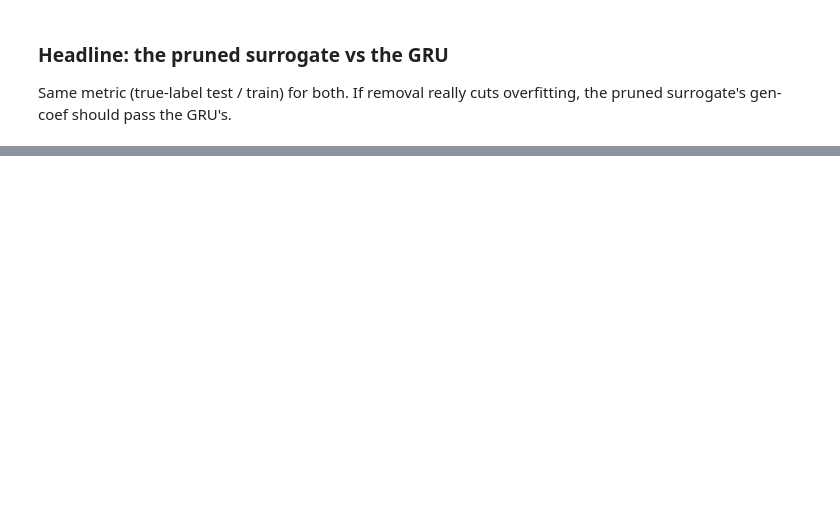
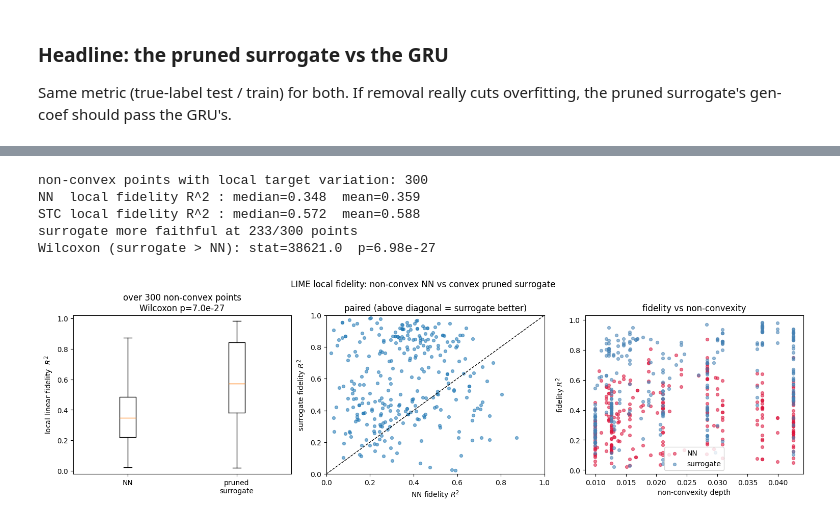
Before and after one commit to YasminAdler/SimplexTreeClassifier, a Jupyter notebook: in2D/to_save_for_paper/wine_experiments.ipynb, the cells around one changed output, grey strips where cells are left out. Drawn from its saved outputs; the diff is of its cells as text; code cells hidden in the pictures; blank space fills up the shorter version.

```diff
--- a/in2D/to_save_for_paper/wine_experiments.ipynb
+++ b/in2D/to_save_for_paper/wine_experiments.ipynb
@@ -554,0 +837,58 @@ convex                  0.618          0.618   stays in target (LIME ok)
+# %%
+# PRIMARY RESULT: local linear fidelity R^2 of P(target) (the quantity LIME optimises) over
+# ALL non-convex test points, NN vs pruned surrogate. No arbitrary step/threshold; the
+# neighborhood scale is sigma-based (data-dependent). local_fidelity needs no LIME package,
+# so this runs fast over the whole pool.
+from scipy.stats import wilcoxon
+pool = nc_pool if 'nc_pool' in globals() else np.arange(len(X_test))
+if len(pool) > 300:
+    pool = np.random.default_rng(0).choice(pool, 300, replace=False)
+
+rows_fid = []
+for i in pool:
+    x0 = X_test[int(i)]
+    target = int(np.argmax(nn_proba(np.asarray(x0, np.float32)[None])[0]))
+    r_nn, s_nn = local_fidelity(nn_proba, x0, target)
+    r_st, _    = local_fidelity(stc_proba, x0, target)
+    if s_nn > 1e-3:                      # only where P(target) actually varies locally
+        rows_fid.append((int(i), target, r_nn, r_st))
+
+print(f'non-convex points with local target variation: {len(rows_fid)}')
+if not rows_fid:
+    print('Nothing to aggregate (P(target) is locally flat at these points).')
+else:
+    nn_f = np.array([r[2] for r in rows_fid]); st_f = np.array([r[3] for r in rows_fid])
+    print(f'NN  local fidelity R^2 : median={np.median(nn_f):.3f}  mean={nn_f.mean():.3f}')
+    print(f'STC local fidelity R^2 : median={np.median(st_f):.3f}  mean={st_f.mean():.3f}')
+    print(f'surrogate more faithful at {int((st_f > nn_f).sum())}/{len(rows_fid)} points')
+    try:
+        stat, pval = wilcoxon(st_f, nn_f, alternative='greater')
+        print(f'Wilcoxon (surrogate > NN): stat={stat:.1f}  p={pval:.2e}')
+    except ValueError:
+        pval = float('nan'); print('Wilcoxon: undefined (zero/identical differences)')
+
+    have_depth = 'depths' in globals()
+    npan = 3 if have_depth else 2
+    fig, ax = plt.subplots(1, npan, figsize=(5 * npan, 4.4), constrained_layout=True)
+    ax[0].boxplot([nn_f, st_f], labels=['NN', 'pruned\nsurrogate'])
+    ax[0].set_ylabel('local linear fidelity  $R^2$'); ax[0].set_ylim(-0.02, 1.02)
+    ax[0].set_title(f'over {len(rows_fid)} non-convex points\nWilcoxon p={pval:.1e}')
+    ax[1].scatter(nn_f, st_f, s=18, alpha=0.55); ax[1].plot([0, 1], [0, 1], 'k--', lw=1)
+    ax[1].set_xlabel('NN fidelity $R^2$'); ax[1].set_ylabel('surrogate fidelity $R^2$')
+    ax[1].set_xlim(0, 1); ax[1].set_ylim(0, 1)
+    ax[1].set_title('paired (above diagonal = surrogate better)')
+    if have_depth:
+        dep = np.array([depths.get(leaf_key_for_point(stc, X_test[int(r[0])]), 0.0) for r in rows_fid])
+        ax[2].scatter(dep, nn_f, s=18, color='crimson', alpha=0.55, label='NN')
+        ax[2].scatter(dep, st_f, s=18, color='steelblue', alpha=0.55, label='surrogate')
+        ax[2].set_xlabel('non-convexity depth'); ax[2].set_ylabel('fidelity $R^2$')
+        ax[2].set_title('fidelity vs non-convexity'); ax[2].legend()
+    fig.suptitle('LIME local fidelity: non-convex NN vs convex pruned surrogate')
+    plt.show()
+# %% [output]
+non-convex points with local target variation: 300
+NN  local fidelity R^2 : median=0.348  mean=0.359
+STC local fidelity R^2 : median=0.572  mean=0.588
+surrogate more faithful at 233/300 points
+Wilcoxon (surrogate > NN): stat=38621.0  p=6.98e-27
+[figure, added]
```
Also changed, not shown: parts of 24 cells of this notebook, 10 other files.
